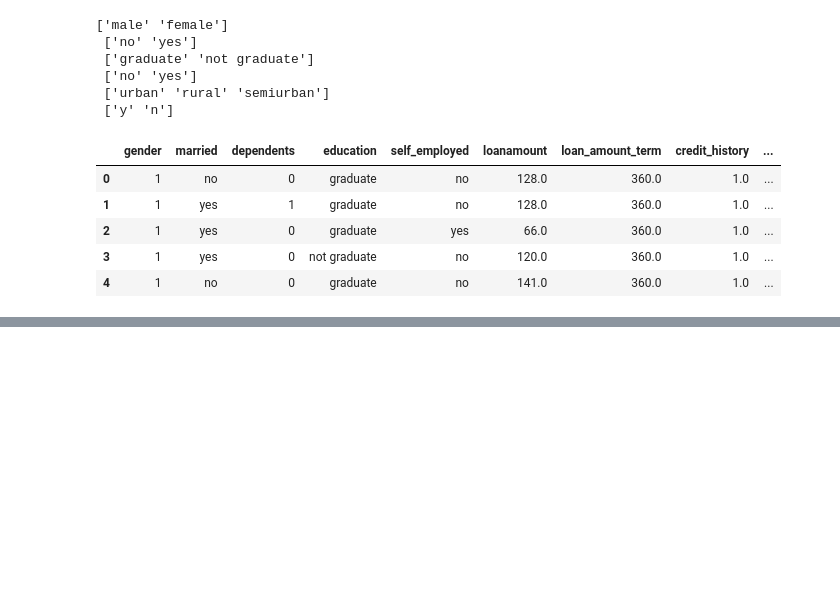
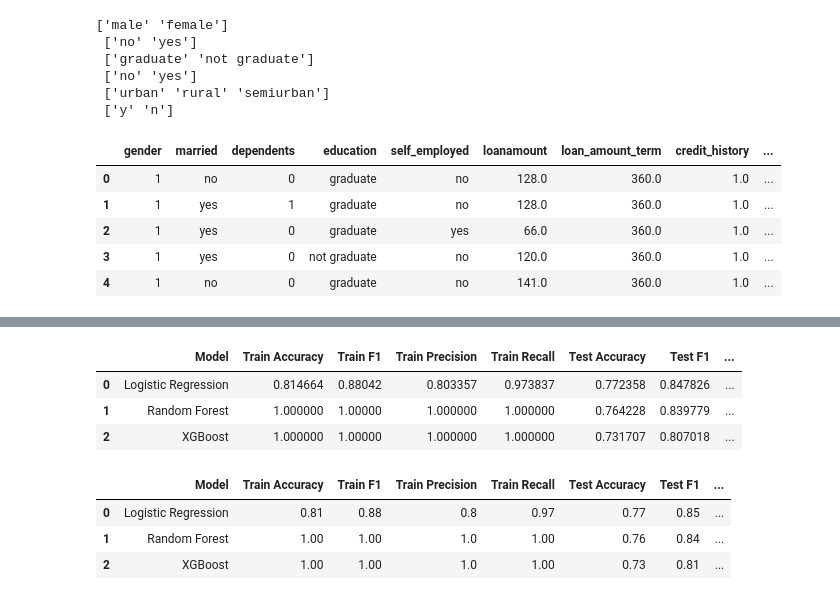
Before and after one commit to Lovish-Mehra-06/Loan-Approval-Prediction-System, a Jupyter notebook: notebook/Loan_Approval_Prediction.ipynb, the cells around one changed output, grey strips where cells are left out. Drawn from its saved outputs; the diff is of its cells as text; code cells hidden in the pictures; blank space fills up the shorter version.

```diff
--- a/notebook/Loan_Approval_Prediction.ipynb
+++ b/notebook/Loan_Approval_Prediction.ipynb
@@ -523,0 +594,4 @@ df
+# %%
+X_train,X_test, y_train, y_test = train_test_split(X,y, test_size=0.2, random_state=16)
+
+X_train.shape,X_test.shape, y_train.shape, y_test.shape
@@ -523,0 +683,16 @@ df
+# %%
+results_df = pd.DataFrame(results)
+results_df
+# %% [output]
+|  | Model | Train Accuracy | Train F1 | Train Precision | Train Recall | Test Accuracy | Test F1 | ... |
+| 0 | Logistic Regression | 0.814664 | 0.88042 | 0.803357 | 0.973837 | 0.772358 | 0.847826 | ... |
+| 1 | Random Forest | 1.000000 | 1.00000 | 1.000000 | 1.000000 | 0.764228 | 0.839779 | ... |
+| 2 | XGBoost | 1.000000 | 1.00000 | 1.000000 | 1.000000 | 0.731707 | 0.807018 | ... |
+# %%
+results_df = results_df.round(2)
+results_df
+# %% [output]
+|  | Model | Train Accuracy | Train F1 | Train Precision | Train Recall | Test Accuracy | Test F1 | ... |
+| 0 | Logistic Regression | 0.81 | 0.88 | 0.8 | 0.97 | 0.77 | 0.85 | ... |
+| 1 | Random Forest | 1.00 | 1.00 | 1.0 | 1.00 | 0.76 | 0.84 | ... |
+| 2 | XGBoost | 1.00 | 1.00 | 1.0 | 1.00 | 0.73 | 0.81 | ... |
```
Also changed, not shown: parts of 30 cells of this notebook, 3 other files.
